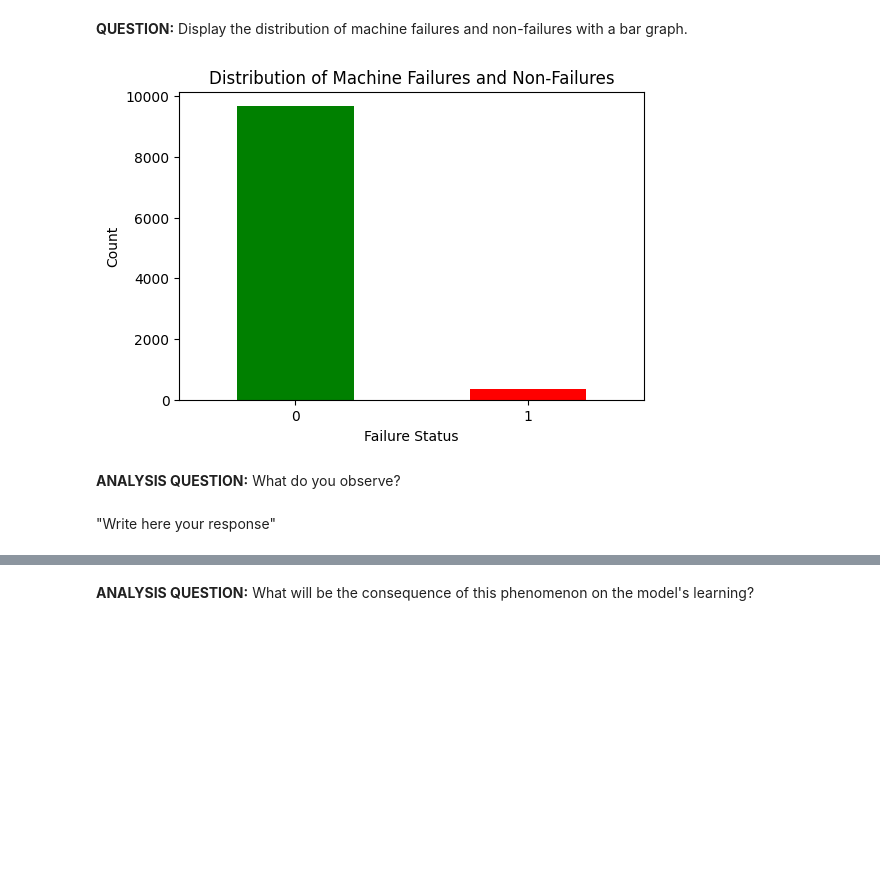
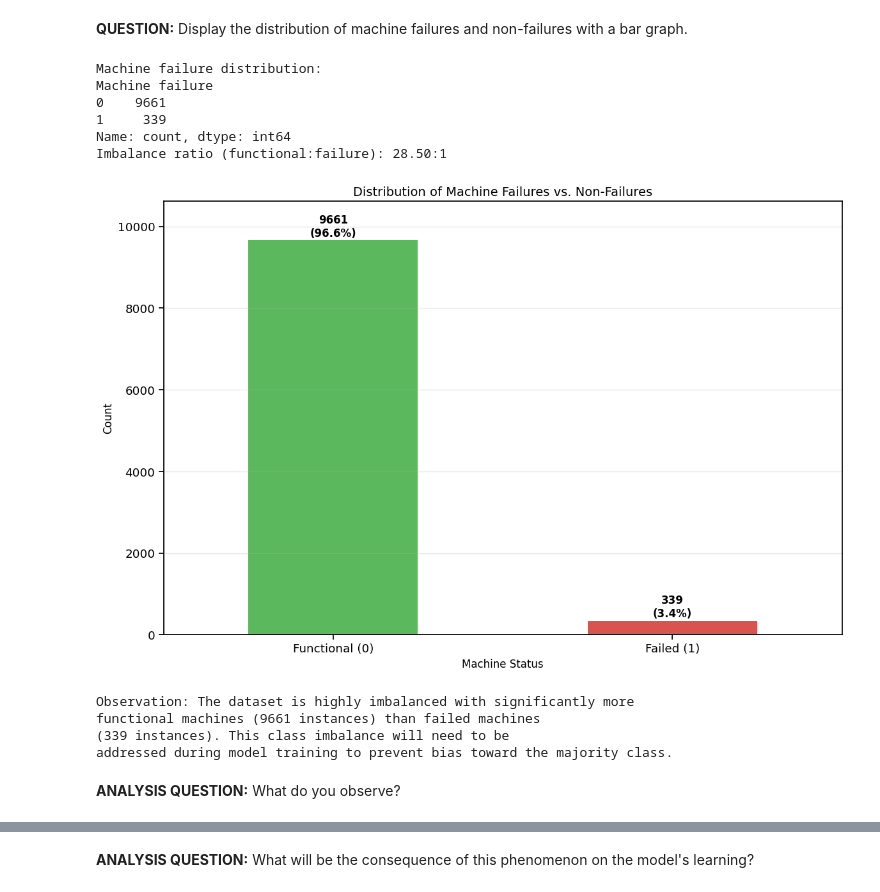
Before and after one commit to Tichow/TP_IA_embarquee, a Jupyter notebook: neural_network/TP_IA_EMBARQUEE.ipynb, the cells around one changed output, grey strips where cells are left out. Cells and saved outputs as stored; diff of their text form; code cells hidden in the pictures; blank space fills up the shorter version.

Commit message:
Improvement of the imbalanced model

```diff
--- a/neural_network/TP_IA_EMBARQUEE.ipynb
+++ b/neural_network/TP_IA_EMBARQUEE.ipynb
@@ -64,18 +111,56 @@ Drive already mounted at /content/drive; to attempt to forcibly remount, call dr
 # %% [markdown]
 **QUESTION:** Display the distribution of machine failures and non-failures with a bar graph.
-# %%
-failure_counts = df['Machine failure'].value_counts()
-
-plt.figure(figsize=(6,4))
-failure_counts.plot(kind='bar', color=['green', 'red'])
-plt.xlabel('Failure Status')
-plt.ylabel('Count')
-plt.title('Distribution of Machine Failures and Non-Failures')
-plt.xticks(rotation=0)
-plt.show()
-# %% [output]
-[figure, removed]
+# %%
+# Visualize the distribution of machine failures and non-failures
+
+# Count the occurrences of failures and non-failures
+failure_counts = maintenance_data["Machine failure"].value_counts()
+print("Machine failure distribution:")
+print(failure_counts)
+
+# Calculate the imbalance ratio
+imbalance_ratio = failure_counts[0] / failure_counts[1]
+print(f"Imbalance ratio (functional:failure): {imbalance_ratio:.2f}:1")
+
+# Create a bar plot to visualize the distribution
+plt.figure(figsize=(12, 8))  # Make the figure larger
+ax = failure_counts.plot(kind='bar', color=['#5cb85c', '#d9534f'])
+plt.xlabel('Machine Status', fontsize=12)
+plt.ylabel('Count', fontsize=12)
+plt.title('Distribution of Machine Failures vs. Non-Failures', fontsize=14)
+plt.xticks(ticks=[0, 1], labels=['Functional (0)', 'Failed (1)'], rotation=0)
+
+# Add count and percentage labels above each bar with increased padding
+total = failure_counts.sum()
+for i, count in enumerate(failure_counts):
+    percentage = count / total * 100
+    # Increase vertical padding for the label
+    plt.text(i, count + (total * 0.01), f"{count}\n({percentage:.1f}%)",
+             ha='center', fontweight='bold', fontsize=12)
+
+# Adjust y-axis limit to make room for labels
+plt.ylim(0, max(failure_counts) * 1.1)  # Add 10% more space above the tallest bar
+
+plt.grid(axis='y', alpha=0.3)
+plt.tight_layout()
+plt.show()
+
+# Analysis of class imbalance
+print("\nObservation: The dataset is highly imbalanced with significantly more")
+print(f"functional machines ({failure_counts[0]} instances) than failed machines")
+print(f"({failure_counts[1]} instances). This class imbalance will need to be")
+print("addressed during model training to prevent bias toward the majority class.")
+# %% [output]
+Machine failure distribution:
+Machine failure
+0    9661
+1     339
+Name: count, dtype: int64
+Imbalance ratio (functional:failure): 28.50:1
+[figure, added]
+Observation: The dataset is highly imbalanced with significantly more
+functional machines (9661 instances) than failed machines
+(339 instances). This class imbalance will need to be
+addressed during model training to prevent bias toward the majority class.
 # %% [markdown]
 **ANALYSIS QUESTION:** What do you observe?
-# %% [markdown]
-"Write here your response"
```
Also changed, not shown: parts of 38 cells of this notebook.
